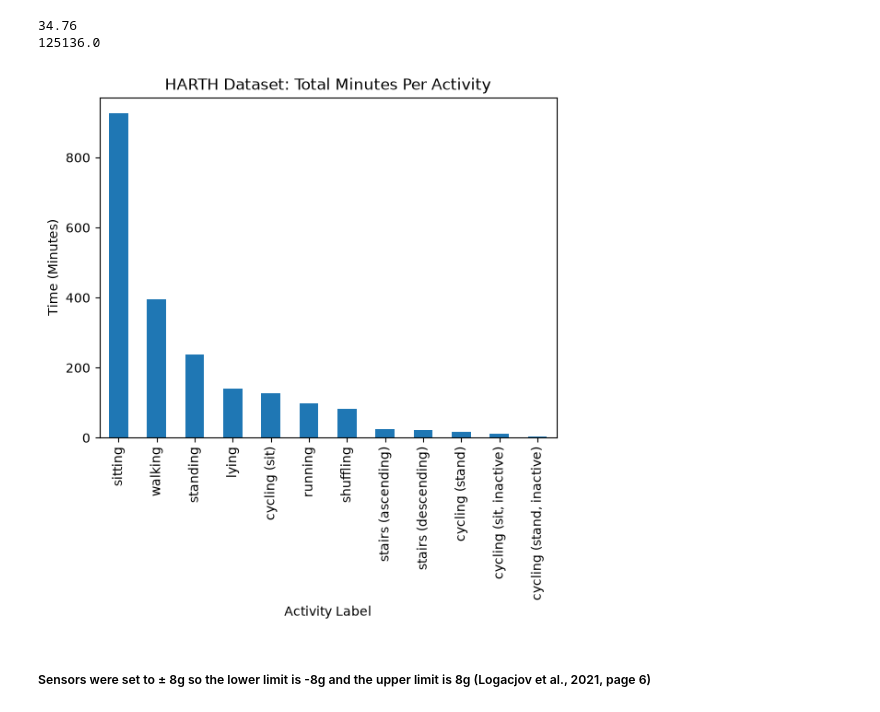
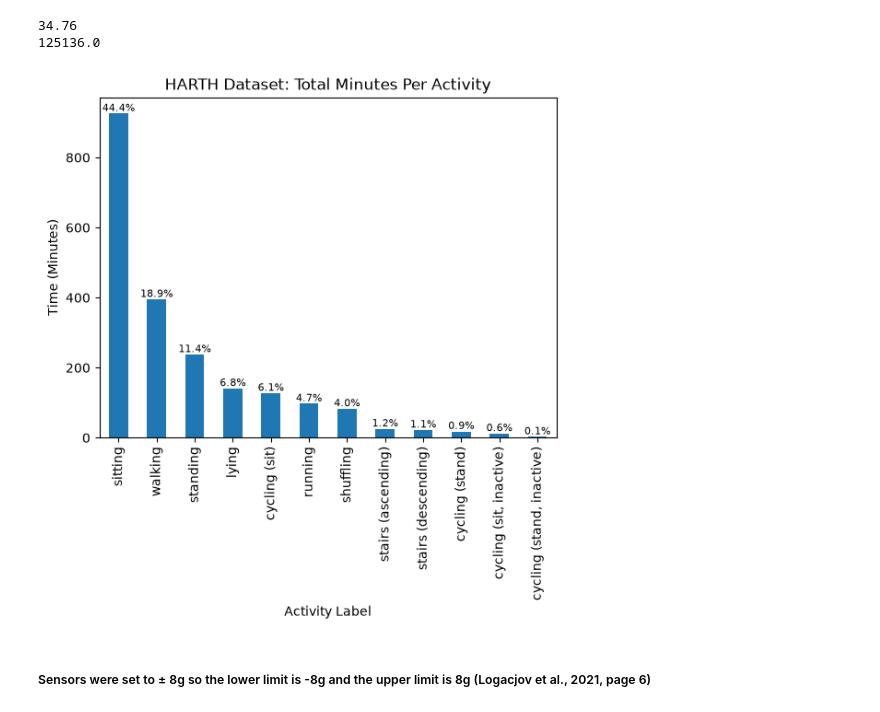
Before and after one commit to sarabartolo/harth-free-living-activity-recognition, a Jupyter notebook: notebooks/01_data_inspection.ipynb, the cells around one changed output. Drawn from its saved outputs; the diff is of its cells as text; code cells hidden in the pictures.

Commit message:
Add final report draft & small edits to notebooks to edit/save figures and add numerical summaries

```diff
--- a/notebooks/01_data_inspection.ipynb
+++ b/notebooks/01_data_inspection.ipynb
@@ -325,14 +325,21 @@ print(sum(total_label_minutes)*60)
 34.76
 125136.0
 # %%
-# Bar chart
+# Share of total recorded time for each activity
+percentages = total_label_minutes / total_label_minutes.sum() * 100
+
+# Bar chart of minutes per activity, with the percentage above each bar
 plot = total_label_minutes.plot(kind="bar")
+plot.bar_label(plot.containers[0], labels=[f"{p:.1f}%" for p in percentages], fontsize=8)
 plot.set_xlabel("Activity Label")
 plot.set_ylabel("Time (Minutes)")
 plot.set_title("HARTH Dataset: Total Minutes Per Activity")
+#Save
+Path("../reports/figures").mkdir(parents=True, exist_ok=True)
+plt.savefig("../reports/figures/activity_minutes.png", dpi=200, bbox_inches="tight")
 plt.show()
 # %% [output]
-[figure, old version]
+[figure, new version]
 # %% [markdown]
 ##### Sensors were set to ± 8g so the lower limit is -8g and the upper limit is 8g (Logacjov et al., 2021, page 6)
 # %%
```
Also changed, not shown: 6 other files.
